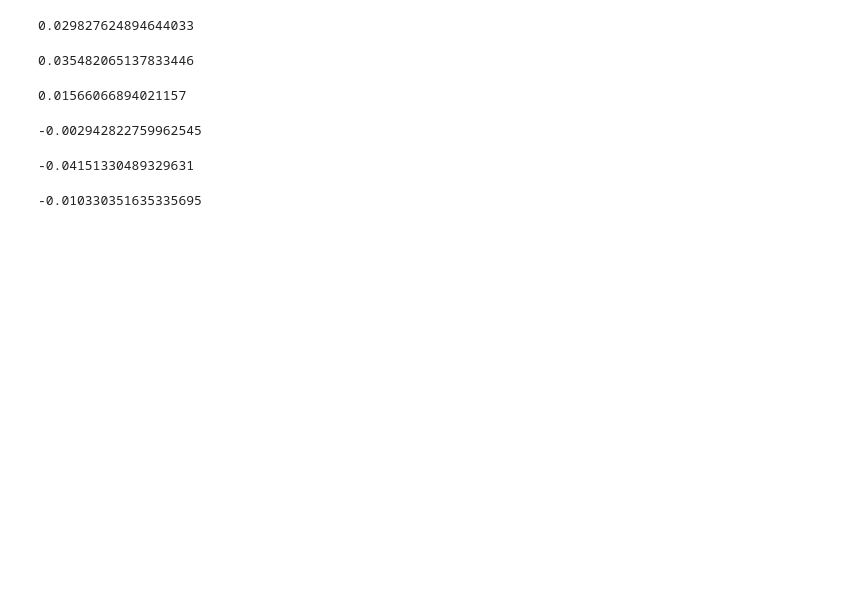
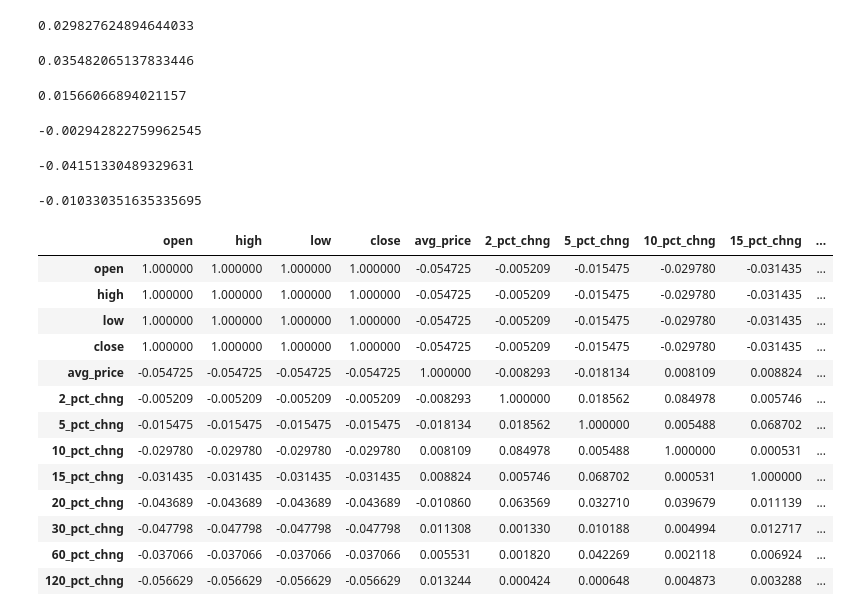
Before and after one commit to HongzoengNg/tacrypto, a Jupyter notebook: talib_factor.ipynb, the cells around one changed output. Drawn from its saved outputs; the diff is of its cells as text; code cells hidden in the pictures; blank space fills up the shorter version.

```diff
--- a/test.ipynb
+++ b/talib_factor.ipynb
@@ -509,0 +516,31 @@ print(corr)
+# %%
+pbtc_usdt_df = pbtc_usdt_df.set_index('time').join(return_pd_series).dropna()
+# %%
+pbtc_usdt_df['2_pct_chng'] = pbtc_usdt_df['close'].pct_change(2)
+pbtc_usdt_df['5_pct_chng'] = pbtc_usdt_df['close'].pct_change(5)
+pbtc_usdt_df['10_pct_chng'] = pbtc_usdt_df['close'].pct_change(10)
+pbtc_usdt_df['15_pct_chng'] = pbtc_usdt_df['close'].pct_change(15)
+pbtc_usdt_df['20_pct_chng'] = pbtc_usdt_df['close'].pct_change(20)
+# %%
+pbtc_usdt_df['30_pct_chng'] = pbtc_usdt_df['close'].pct_change(30)
+pbtc_usdt_df['60_pct_chng'] = pbtc_usdt_df['close'].pct_change(60)
+pbtc_usdt_df['120_pct_chng'] = pbtc_usdt_df['close'].pct_change(120)
+# %%
+pbtc_usdt_df.dropna(inplace=True)
+# %%
+pbtc_usdt_df.corr()
+# %% [output]
+|  | open | high | low | close | avg_price | 2_pct_chng | 5_pct_chng | 10_pct_chng | 15_pct_chng | ... |
+| open | 1.000000 | 1.000000 | 1.000000 | 1.000000 | -0.054725 | -0.005209 | -0.015475 | -0.029780 | -0.031435 | ... |
+| high | 1.000000 | 1.000000 | 1.000000 | 1.000000 | -0.054725 | -0.005209 | -0.015475 | -0.029780 | -0.031435 | ... |
+| low | 1.000000 | 1.000000 | 1.000000 | 1.000000 | -0.054725 | -0.005209 | -0.015475 | -0.029780 | -0.031435 | ... |
+| close | 1.000000 | 1.000000 | 1.000000 | 1.000000 | -0.054725 | -0.005209 | -0.015475 | -0.029780 | -0.031435 | ... |
+| avg_price | -0.054725 | -0.054725 | -0.054725 | -0.054725 | 1.000000 | -0.008293 | -0.018134 | 0.008109 | 0.008824 | ... |
+| 2_pct_chng | -0.005209 | -0.005209 | -0.005209 | -0.005209 | -0.008293 | 1.000000 | 0.018562 | 0.084978 | 0.005746 | ... |
+| 5_pct_chng | -0.015475 | -0.015475 | -0.015475 | -0.015475 | -0.018134 | 0.018562 | 1.000000 | 0.005488 | 0.068702 | ... |
+| 10_pct_chng | -0.029780 | -0.029780 | -0.029780 | -0.029780 | 0.008109 | 0.084978 | 0.005488 | 1.000000 | 0.000531 | ... |
+| 15_pct_chng | -0.031435 | -0.031435 | -0.031435 | -0.031435 | 0.008824 | 0.005746 | 0.068702 | 0.000531 | 1.000000 | ... |
+| 20_pct_chng | -0.043689 | -0.043689 | -0.043689 | -0.043689 | -0.010860 | 0.063569 | 0.032710 | 0.039679 | 0.011139 | ... |
+| 30_pct_chng | -0.047798 | -0.047798 | -0.047798 | -0.047798 | 0.011308 | 0.001330 | 0.010188 | 0.004994 | 0.012717 | ... |
+| 60_pct_chng | -0.037066 | -0.037066 | -0.037066 | -0.037066 | 0.005531 | 0.001820 | 0.042269 | 0.002118 | 0.006924 | ... |
+| 120_pct_chng | -0.056629 | -0.056629 | -0.056629 | -0.056629 | 0.013244 | 0.000424 | 0.000648 | 0.004873 | 0.003288 | ... |
```
Also changed, not shown: parts of 3 cells of this notebook, 3 other files.
